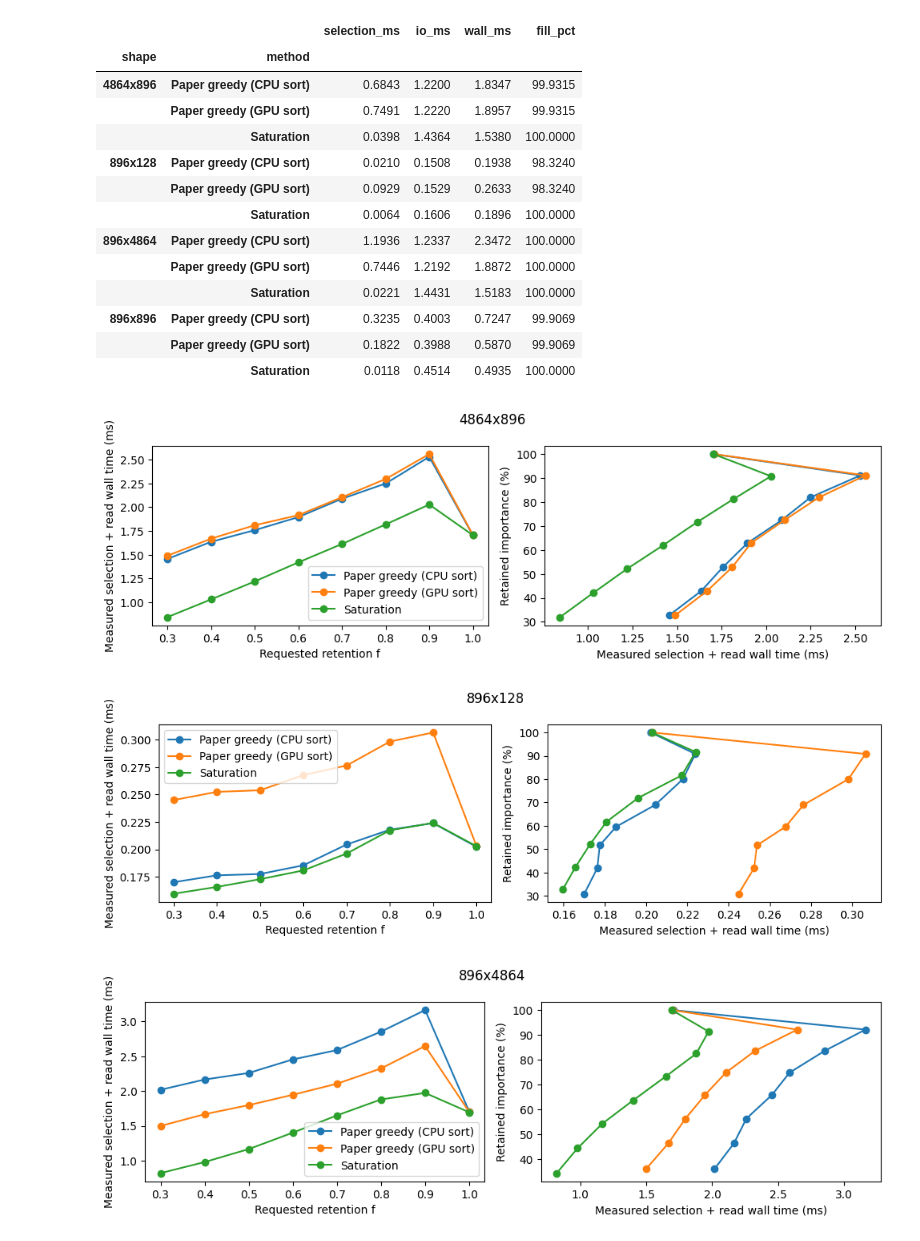
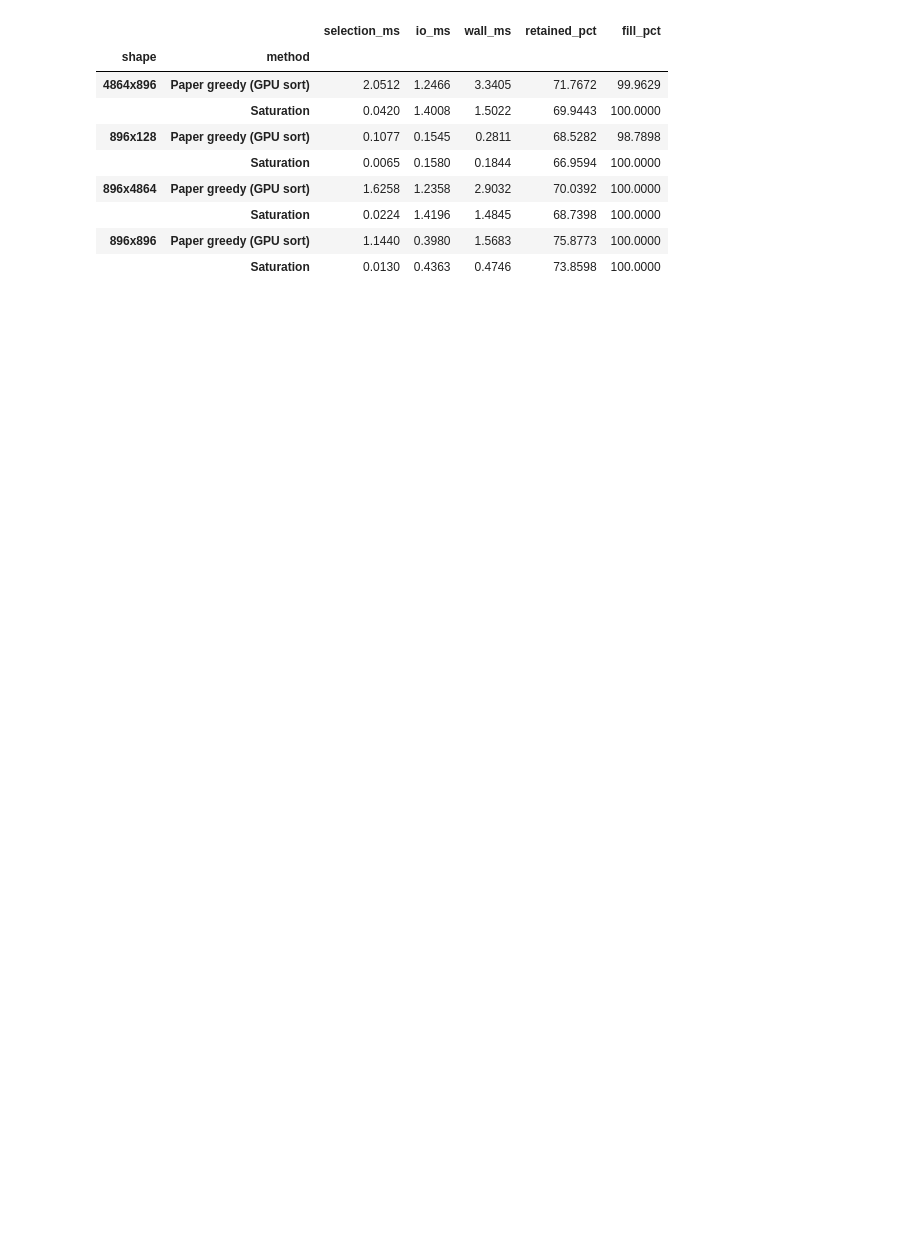
Before and after one commit to yabsed/vlm-in-flash, a Jupyter notebook: conclusion/python/results/03/03_selection_latency.ipynb, the cells around one changed output. Drawn from its saved outputs; the diff is of its cells as text; code cells hidden in the pictures; blank space fills up the shorter version.

```diff
--- a/conclusion/python/results/03/03_selection_latency.ipynb
+++ b/conclusion/python/results/03/03_selection_latency.ipynb
@@ -12,13 +14,14 @@ import json, os, platform, subprocess, sys
 import numpy as np
 import pandas as pd
 import matplotlib.pyplot as plt
-from IPython.display import display
+from IPython.display import Markdown, display
 
-PROFILE, MODEL = Path("../01/block_estimates.csv"), Path("../01/latency_model.json")
+PROFILE = Path("../01/block_estimates.csv")
 TRACE, UPSTREAM = Path("../02/activation_traces.npz"), Path("../../../upstream/vlm-flash")
 RESULTS, ENVIRONMENT = Path("measured_results.csv"), Path("measured_environment.json")
-RUN_BENCHMARK = True
+RUN_BENCHMARK = False
 MAX_TRACES_PER_SHAPE = 32
 FRACTIONS = np.arange(3, 11) / 10  # paper sparsity 0.7 ... 0.0
 WARMUP, REPEATS, THREADS = 3, 30, 6
+PAPER, TILE = "Paper greedy (GPU sort)", "Saturation"
 # %% [markdown]
@@ -177,0 +157,15 @@ dtype: object
+# %%
+frame = pd.read_csv(RESULTS)
+assert not frame.empty, "Run the measurement before evaluating the report."
+environment = json.loads(ENVIRONMENT.read_text())
+display(pd.Series(environment)[["platform", "torch", "reader_threads", "warmup", "repeats", "traces",
+                                "direct_io", "tile_boundary_kib", "paper_ceiling_kib", "mount"]])
+if "paper_tuning" in environment:
+    display(pd.DataFrame({shape: {**t["best"], "feasible": t["num_feasible"]}
+                          for shape, t in environment["paper_tuning"].items()}).T)
+else:
+    display(Markdown("**Saved run:** window tuning was not recorded. The analysis below uses the "
+                     "existing measurements; rerun to apply and record the upstream tuning protocol."))
+frame = frame[frame.method.isin([PAPER, TILE])].copy()
+assert set(frame.method) == {PAPER, TILE}, "Measure both selectors before comparing them."
+assert np.isfinite(frame.io_ms).all() and (frame.io_ms > 0).all(), "I/O times must be positive."
@@ -184,34 +195,17 @@ The panels show wall time against requested retention and retained importance. P
 # %%
-keys = ["shape", "trace_id", "fraction", "method"]
-cases = frame.groupby(keys)[["selection_ms","io_ms","wall_ms","retained_pct","fill_pct"]].median().reset_index()
-display(cases.groupby(["shape","method"])[["selection_ms","io_ms","wall_ms","fill_pct"]].median().round(4))
-for shape, group in cases.groupby("shape"):
-    fig, axes = plt.subplots(1, 2, figsize=(10, 3.3))
-    for name, data in group.groupby("method"):
-        points = data.groupby("fraction")[["wall_ms","retained_pct"]].median()
-        axes[0].plot(points.index, points.wall_ms, "o-", label=name)
-        axes[1].plot(points.wall_ms, points.retained_pct, "o-", label=name)
-    axes[0].set(xlabel="Requested retention f", ylabel="Measured selection + read wall time (ms)")
-    axes[1].set(xlabel="Measured selection + read wall time (ms)", ylabel="Retained importance (%)")
-    axes[0].legend()
-    fig.suptitle(shape)
-    plt.tight_layout()
-    plt.show()
+values = ["selection_ms", "io_ms", "wall_ms", "retained_pct", "fill_pct"]
+keys = ["shape", "trace_id", "fraction", "R_nominal"]
+cases = frame.groupby(keys + ["method"])[values + ["R_selected"]].median().reset_index()
+assert cases.groupby(keys).method.nunique().eq(2).all(), "Each budget needs both methods."
+display(cases.groupby(["shape", "method"])[values].median().round(4))
 # %% [output]
-|  |  | selection_ms | io_ms | wall_ms | fill_pct |
-| shape | method |  |  |  |  |
-| 4864x896 | Paper greedy (CPU sort) | 0.6843 | 1.2200 | 1.8347 | 99.9315 |
-|  | Paper greedy (GPU sort) | 0.7491 | 1.2220 | 1.8957 | 99.9315 |
-|  | Saturation | 0.0398 | 1.4364 | 1.5380 | 100.0000 |
-| 896x128 | Paper greedy (CPU sort) | 0.0210 | 0.1508 | 0.1938 | 98.3240 |
-|  | Paper greedy (GPU sort) | 0.0929 | 0.1529 | 0.2633 | 98.3240 |
-|  | Saturation | 0.0064 | 0.1606 | 0.1896 | 100.0000 |
-| 896x4864 | Paper greedy (CPU sort) | 1.1936 | 1.2337 | 2.3472 | 100.0000 |
-|  | Paper greedy (GPU sort) | 0.7446 | 1.2192 | 1.8872 | 100.0000 |
-|  | Saturation | 0.0221 | 1.4431 | 1.5183 | 100.0000 |
-| 896x896 | Paper greedy (CPU sort) | 0.3235 | 0.4003 | 0.7247 | 99.9069 |
-|  | Paper greedy (GPU sort) | 0.1822 | 0.3988 | 0.5870 | 99.9069 |
-|  | Saturation | 0.0118 | 0.4514 | 0.4935 | 100.0000 |
+|  |  | selection_ms | io_ms | wall_ms | retained_pct | fill_pct |
+| shape | method |  |  |  |  |  |
+| 4864x896 | Paper greedy (GPU sort) | 2.0512 | 1.2466 | 3.3405 | 71.7672 | 99.9629 |
+|  | Saturation | 0.0420 | 1.4008 | 1.5022 | 69.9443 | 100.0000 |
+| 896x128 | Paper greedy (GPU sort) | 0.1077 | 0.1545 | 0.2811 | 68.5282 | 98.7898 |
+|  | Saturation | 0.0065 | 0.1580 | 0.1844 | 66.9594 | 100.0000 |
+| 896x4864 | Paper greedy (GPU sort) | 1.6258 | 1.2358 | 2.9032 | 70.0392 | 100.0000 |
+|  | Saturation | 0.0224 | 1.4196 | 1.4845 | 68.7398 | 100.0000 |
+| 896x896 | Paper greedy (GPU sort) | 1.1440 | 0.3980 | 1.5683 | 75.8773 | 100.0000 |
+|  | Saturation | 0.0130 | 0.4363 | 0.4746 | 73.8598 | 100.0000 |
-[figure, removed]
-[figure, removed]
-[figure, removed]
```
Also changed, not shown: parts of 15 cells of this notebook, 2 other files.
